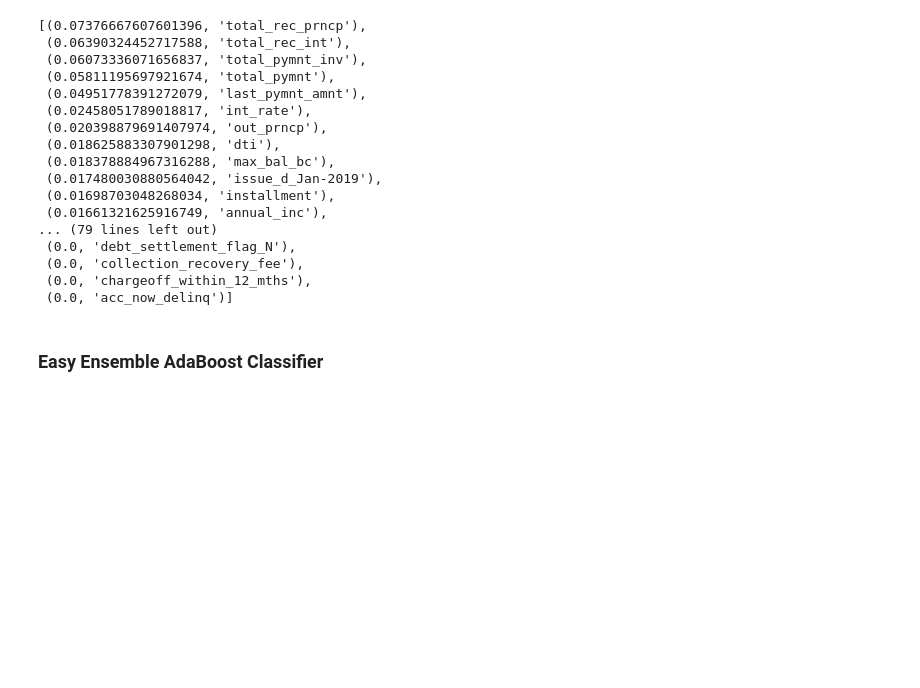
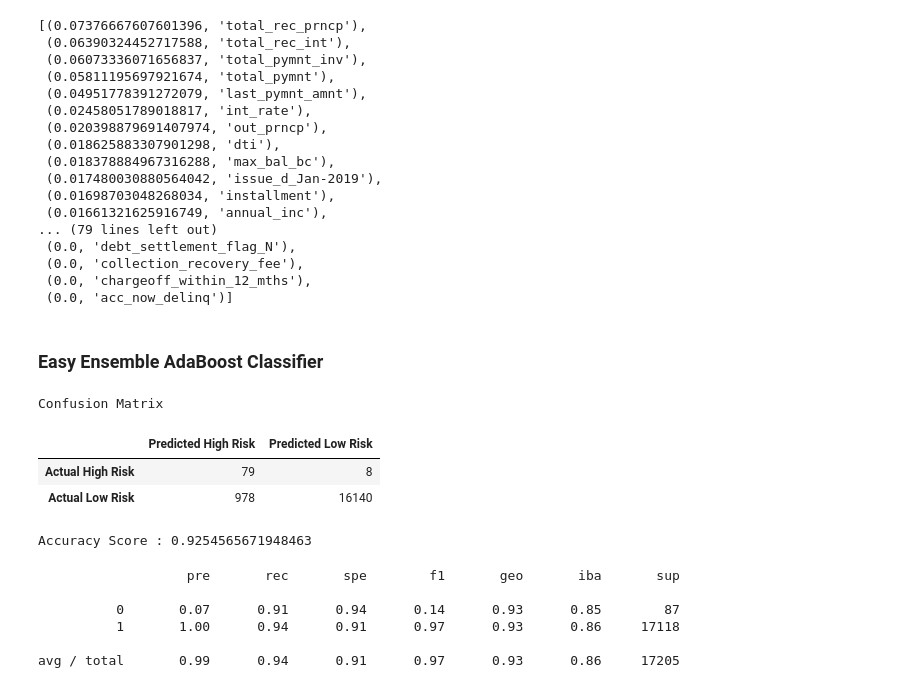
Before and after one commit to Christy-cyber/Credit_Risk_Analysis, a Jupyter notebook: Notebook/credit_risk_ensemble.ipynb, the cells around one changed output. Drawn from its saved outputs; the diff is of its cells as text; code cells hidden in the pictures; blank space fills up the shorter version.

Commit message:
Updating file through easy ensemble classifier

```diff
--- a/Notebook/credit_risk_ensemble.ipynb
+++ b/Notebook/credit_risk_ensemble.ipynb
@@ -283,3 +280,35 @@ sorted(zip(brf_model.feature_importances_, X.columns), reverse=True)
+# %%
+# Resample the training data with the Easy Ensemble Classifier
+
+# Create Easy Ensemble Classifier
+eec_model = EasyEnsembleClassifier(n_estimators=100, random_state=1)
+# %%
+# Train the EasyEnsembleClassifier
+# Fit the model
+eec_model = eec_model.fit(X_train_scaled, y_train)
+# %%
+# Make predictions using the scaled testing data
+predictions = eec_model.predict(X_test_scaled)
+# %%
+# Display the confusion matrix
+cm = confusion_matrix(y_test, predictions)
+cm_df = pd.DataFrame(
+    cm, index=["Actual High Risk", "Actual Low Risk"], columns=["Predicted High Risk", "Predicted Low Risk"]
+)
+
+# Display results
+print("Confusion Matrix")
+display(cm_df)
+# %% [output]
+Confusion Matrix
+|  | Predicted High Risk | Predicted Low Risk |
+| Actual High Risk | 79 | 8 |
+| Actual Low Risk | 978 | 16140 |
 # %%
 # Calculated the balanced accuracy score
-# YOUR CODE HERE
+acc_score = balanced_accuracy_score(y_test, predictions)
+
+# Display results
+print(f"Accuracy Score : {acc_score}")
+# %% [output]
+Accuracy Score : 0.9254565671948463
@@ -289,3 +315,10 @@ sorted(zip(brf_model.feature_importances_, X.columns), reverse=True)
 # %%
 # Print the imbalanced classification report
-# YOUR CODE HERE
+print(classification_report_imbalanced(y_test, predictions))
+# %% [output]
+                   pre       rec       spe        f1       geo       iba       sup
+
+          0       0.07      0.91      0.94      0.14      0.93      0.85        87
+          1       1.00      0.94      0.91      0.97      0.93      0.86     17118
+
+avg / total       0.99      0.94      0.91      0.97      0.93      0.86     17205
```
Also changed, not shown: parts of 3 cells of this notebook.
